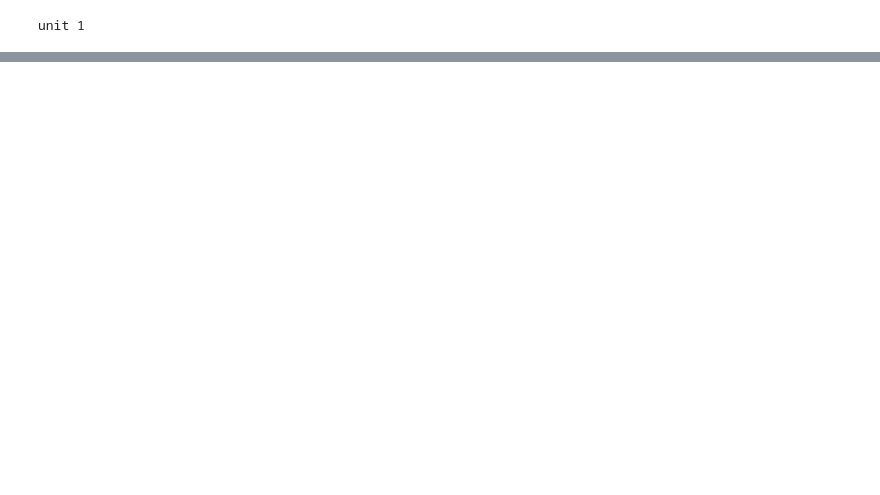
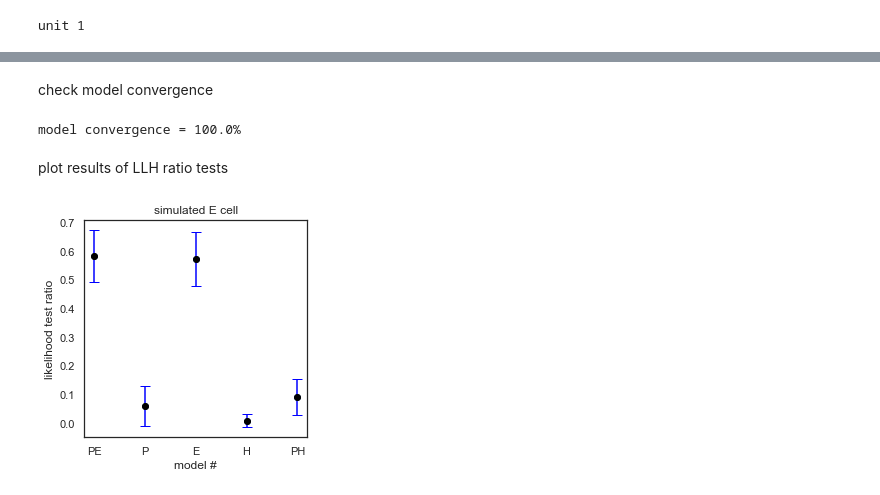
Before and after one commit to jncarpen/GLM-eb, a Jupyter notebook: GLM-eb.ipynb, the cells around one changed output, grey strips where cells are left out. Cells and saved outputs as stored; diff of their text form; code cells hidden in the pictures; blank space fills up the shorter version.

Commit message:
update model

```diff
--- a/GLM-eb.ipynb
+++ b/GLM-eb.ipynb
@@ -37,4 +38,4 @@ hd = mat['hd']*(np.pi/180) # [0,2pi] rad
 # %%
-plt.rcParams['figure.figsize'] = (4,2)
+plt.rcParams['figure.figsize'] = (4,4)
 plt.rc('axes', labelsize=10); plt.rc('axes', titlesize=10)
-plt.style.use('ggplot'); plt.rc('font', size=10);
+plt.style.use('seaborn-bright'); plt.rc('font', size=10);
@@ -99,9 +180,12 @@ for model in range(numModels):
     statemat, expr = g.squish_statemat(spiketrain, stateIn, modelType=mt)
 
     # optimize model parameters
-    kres, train_y, test_y, train_x, test_x, data, param = g.kfoldOptim(kfoldIdx_df,statemat,modelType=mt)
+    # warnings.filterwarnings("ignore", category=FutureWarning)
+    _,n = np.shape(statemat); initParam = np.ones((n-1, ))*1e-3
+    kres, train_y, test_y, train_x, test_x, data, param = g.kfoldOptim(kfoldIdx_df,statemat,initParam,modelType=mt)
 
     # check the model fit
+
     testfit = g.get_testFit(mt,kres,train_y,test_y,train_x,test_x)
 
     # package outputs
@@ -109,5 +193,7 @@ for model in range(numModels):
 
     # save in allModels dictionary
     allModels[model] = modelPackage
+
+    del stateIn
 # %% [output]
 processing model 0 (PE) ...
@@ -145,0 +230,41 @@ llh_err = g.plot_llh(allModels,labelDict)
+# %% [markdown]
+check model convergence
+# %%
+count = 0
+allCount = 0
+for model in range(5):
+    for i in range(10):
+        conStat = allModels[model]['kres'][i].success
+        allCount = allCount + 1
+        if conStat == True:
+            count = count + 1
+perConverge = 100*(count/allCount)
+print('model convergence = ' + str(perConverge) + '%')
+# %% [output]
+model convergence = 100.0%
+# %% [markdown]
+plot results of LLH ratio tests
+# %%
+x_err = np.zeros((5,1))
+x_mean = np.zeros((5,1))
+XX = np.arange(5)
+for model in range(5):
+    x_err[model] = np.std(allModels[model]['testfit']['llh_test'])
+    x_mean[model] = np.mean(allModels[model]['testfit']['llh_test'])
+
+x_mean = np.transpose(x_mean)[0]
+x_err = np.transpose(x_err)[0]
+
+labels = ["PE", "P", "E", "H", "PH"]
+
+fig, ax = plt.subplots()
+plt.scatter(labels,x_mean)
+plt.errorbar(labels, x_mean, yerr = x_err, fmt='o',ecolor = 'blue',color='black', capsize=5)
+plt.xlabel('model #'); plt.ylabel('likelihood test ratio')
+plt.title('simulated E cell')
+
+ax.set_xticklabels(labels)
+
+plt.show()
+# %% [output]
+[figure, added]
```
Also changed, not shown: parts of 28 cells of this notebook, 7 other files.
